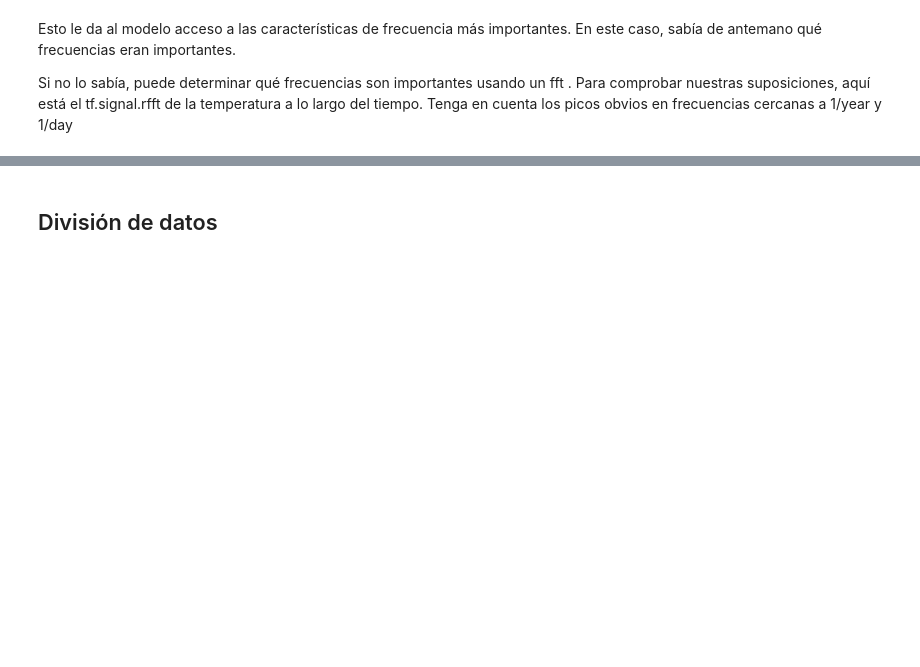
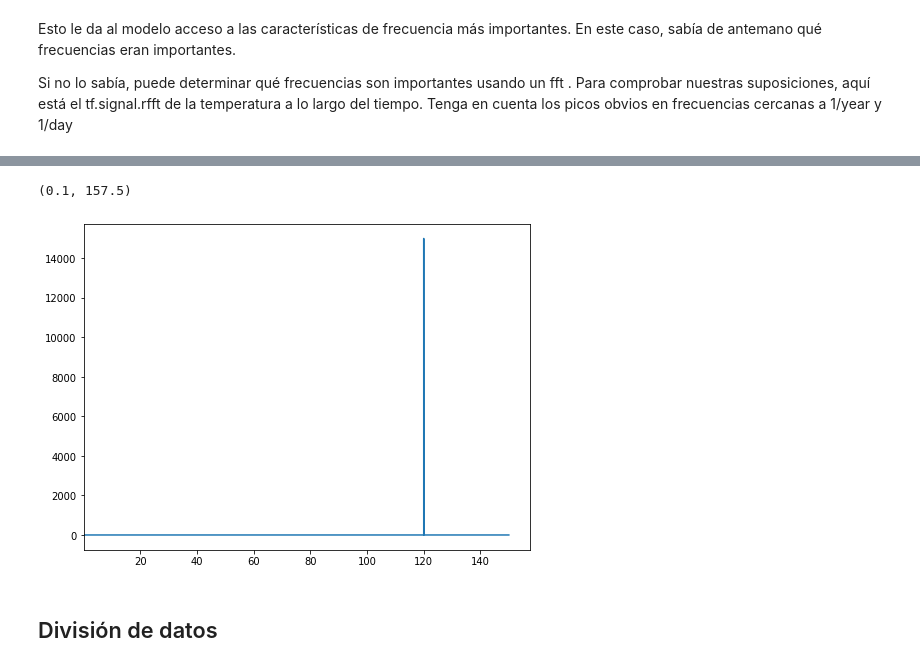
Before and after one commit to georgesteve/Research-Assitant-ML-ROJ, a Jupyter notebook: Semana_5.ipynb, the cells around one changed output, grey strips where cells are left out. Drawn from its saved outputs; the diff is of its cells as text; code cells hidden in the pictures; blank space fills up the shorter version.

```diff
--- a/Semana_5.ipynb
+++ b/Semana_5.ipynb
@@ -216,3 +291,19 @@ _ = plt.xlabel('Frequency (log scale)')
+# %%
+
+fft = tf.signal.rfft(y)
+f_per_dataset = np.arange(0, len(fft))
+
+
+
+plt.step(f_per_dataset/100, np.abs(fft))
+#plt.xscale('log')
+
+plt.xlim([0.1, max(plt.xlim())])
+#plt.xticks([1, 24], labels=['1/day', '1/5hour'])
+#_ = plt.xlabel('Frequency (log scale)')
+# %% [output]
+(0.1, 157.5)
+[figure, added]
 # %% [markdown]
 ## División de datos
 # %% [markdown]
```
Also changed, not shown: parts of 8 cells of this notebook.
